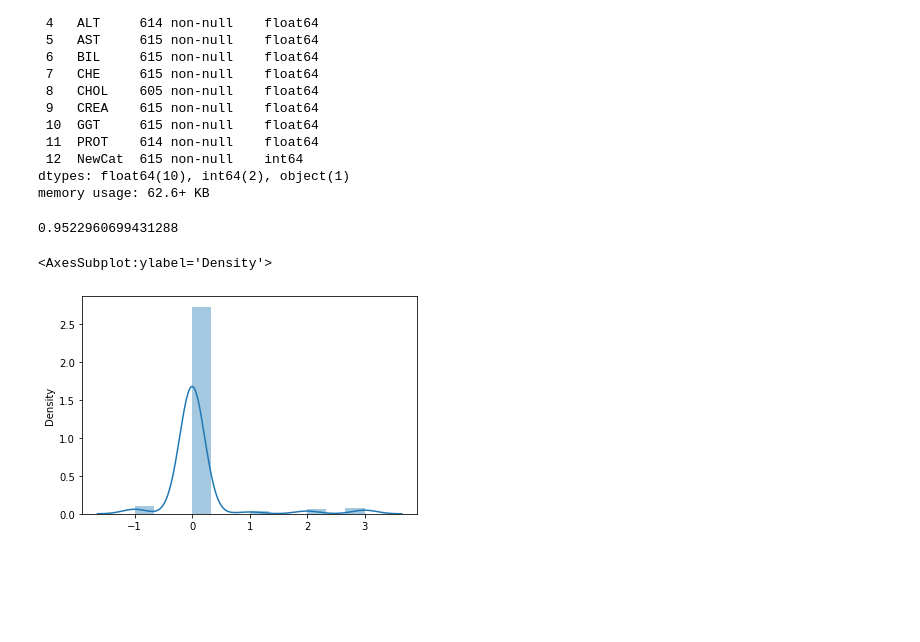
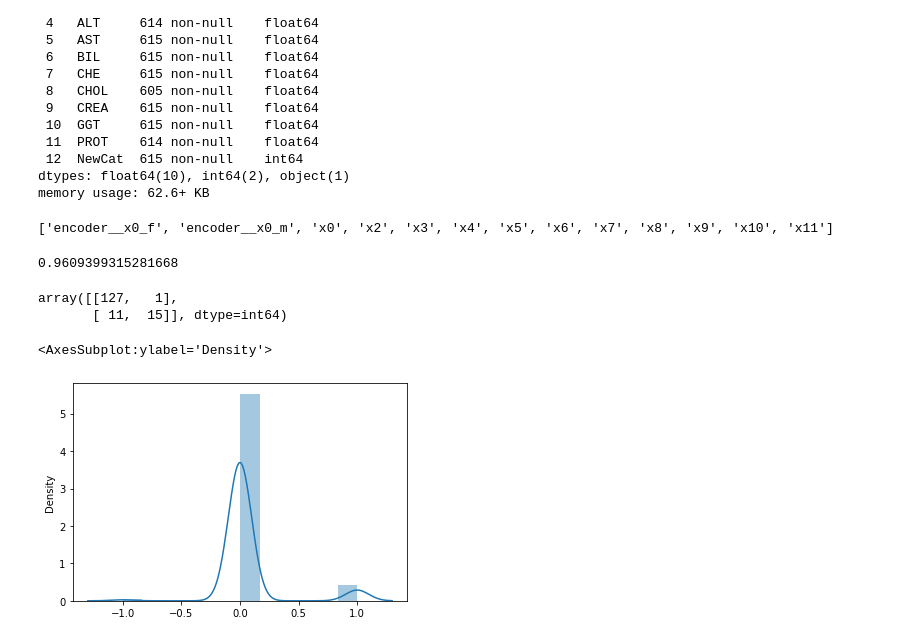
Before and after one commit to Yash01Negi/Medical, a Jupyter notebook: hepatitis_final.ipynb, the cells around one changed output. Cells and saved outputs as stored; diff of their text form; code cells hidden in the pictures; blank space fills up the shorter version.

```diff
--- a/hepatitis_final.ipynb
+++ b/hepatitis_final.ipynb
@@ -40,9 +41,9 @@ for i in range(len(li)) :
     if li[i] == "0=Blood Donor":
             li2.append(0)
     elif li[i] == "0s=suspect Blood Donor":
+        li2.append(0)
+    elif li[i] == "1=Hepatitis":
         li2.append(1)
-    elif li[i] == "1=Hepatitis":
-        li2.append(2)
     else :
-        li2.append(3)
+        li2.append(1)
 data["NewCat"]= li2
@@ -78,6 +91,10 @@ from sklearn.preprocessing import OneHotEncoder
 from sklearn.compose import ColumnTransformer
 ct = ColumnTransformer(transformers=[("encoder", OneHotEncoder(), [1])], remainder="passthrough")
 X = np.array(ct.fit_transform(X))
+# %%
+print(ct.get_feature_names())
+# %% [output]
+['encoder__x0_f', 'encoder__x0_m', 'x0', 'x2', 'x3', 'x4', 'x5', 'x6', 'x7', 'x8', 'x9', 'x10', 'x11']
 # %%
 from sklearn.impute import SimpleImputer
 si = SimpleImputer(missing_values = np.nan, strategy ='mean')
@@ -88,24 +105,31 @@ X[:, 0:13 ] = si.transform(X[:, 0:13 ])
 from sklearn.model_selection import train_test_split
 X_train, X_test, y_train, y_test = train_test_split(X, y, test_size=0.25, random_state=42)
 # %%
-from sklearn.preprocessing import StandardScaler
-SD=StandardScaler()
-X_test=SD.fit_transform(X_test)
-X_train = SD.fit_transform(X_train)
+# from sklearn.preprocessing import StandardScaler
+# SD=StandardScaler()
+# X_test=SD.fit_transform(X_test)
+# X_train = SD.fit_transform(X_train)
 # %%
-from xgboost import XGBClassifier
-xg = XGBClassifier()
-xg.fit(X_train, y_train)
-y_predxg = xg.predict(X_test)
+from sklearn.ensemble import RandomForestClassifier
+rf = RandomForestClassifier(n_estimators=10)
+rf.fit(X_train, y_train)
+predrf = rf.predict(X_test)
 # %%
 from sklearn.model_selection import cross_val_score
-xgmean = cross_val_score(estimator=xg, X=X_train, y=y_train, cv =3)
+xgmean = cross_val_score(estimator=rf, X=X_train, y=y_train, cv =3)
 print(xgmean.mean())
 # %% [output]
-0.9522960699431288
+0.9609399315281668
+# %%
+from sklearn.metrics import confusion_matrix, f1_score
+cm = confusion_matrix(y_test, predrf)
+cm
+# %% [output]
+array([[127,   1],
+       [ 11,  15]], dtype=int64)
 # %%
 import seaborn as sns
-sns.distplot(y_test-y_predxg)
+sns.distplot(y_test-predrf)
 # %% [output]
 <AxesSubplot:ylabel='Density'>
-[figure, old version]
+[figure, new version]
```
Also changed, not shown: parts of 5 cells of this notebook, 29 other files.
